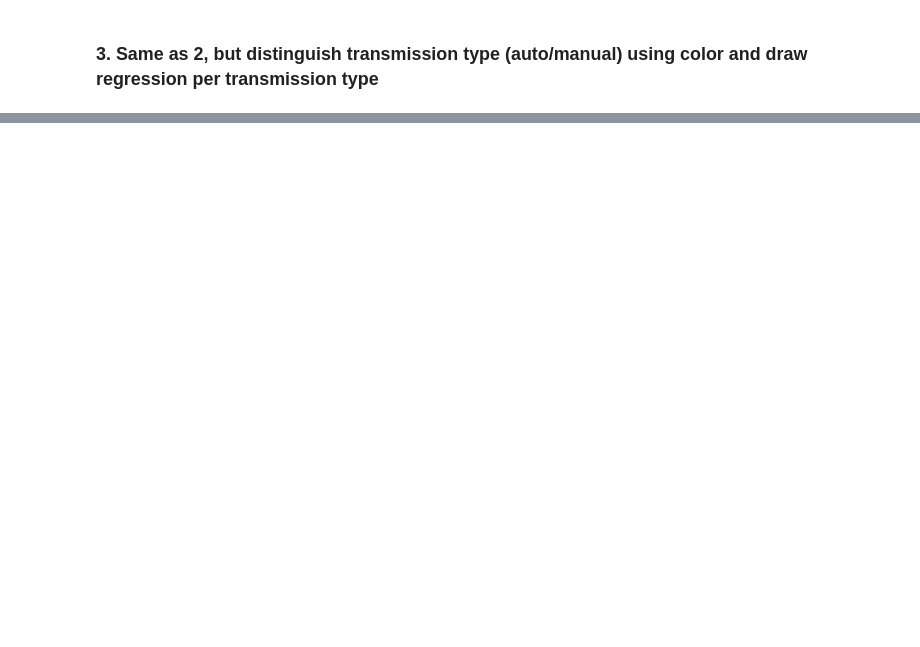
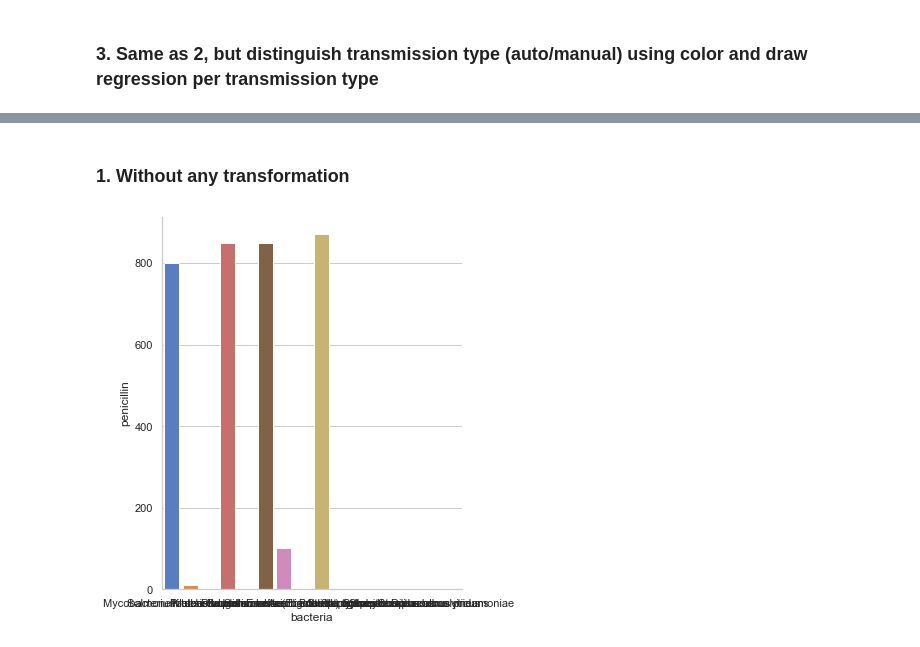
Before and after one commit to Sriramgn0/DataScience_projects, a Jupyter notebook: Visualization/Day-2-Mapping/Untitled.ipynb, the cells around one changed output, grey strips where cells are left out. Saved outputs shown, nothing was run; the diff lists cells and outputs as text; code cells hidden in the pictures; blank space fills up the shorter version.

```diff
--- a/Visualization/Day-2-Mapping/Untitled.ipynb
+++ b/Visualization/Day-2-Mapping/Untitled.ipynb
@@ -200,0 +208,3 @@ g.add_legend();
+# %%
+df_burt = pd.read_json('burtin.json')
+df_burt
@@ -200,0 +229,7 @@ g.add_legend();
+# %% [markdown]
+### 1. Without any transformation
+# %%
+sns.set(style="whitegrid")
+ax = sns.catplot(x="bacteria", y="penicillin", data=df_burt,kind='bar',height=6, palette="muted")
+# %% [output]
+[figure, added]
```
Also changed, not shown: parts of 25 cells of this notebook, 2 other files.
